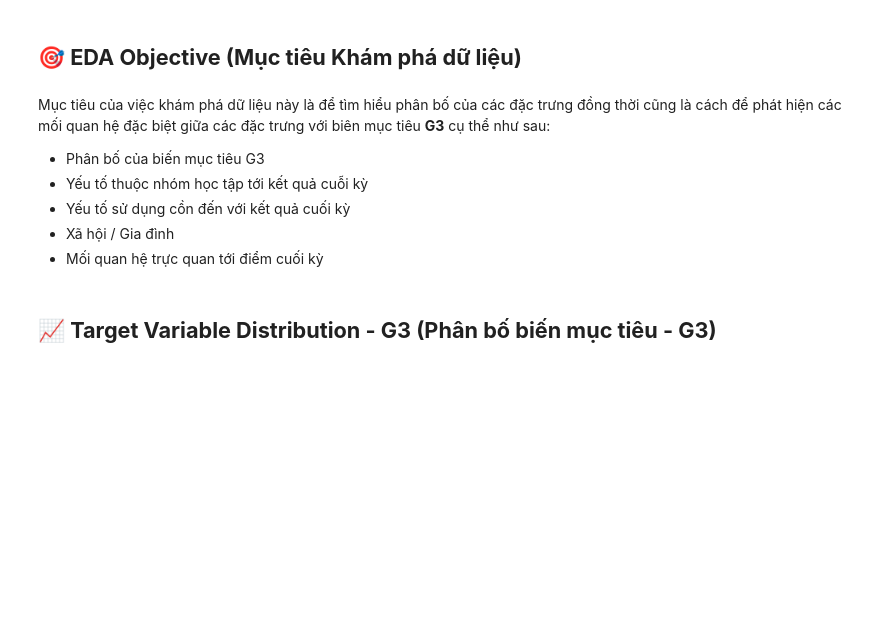
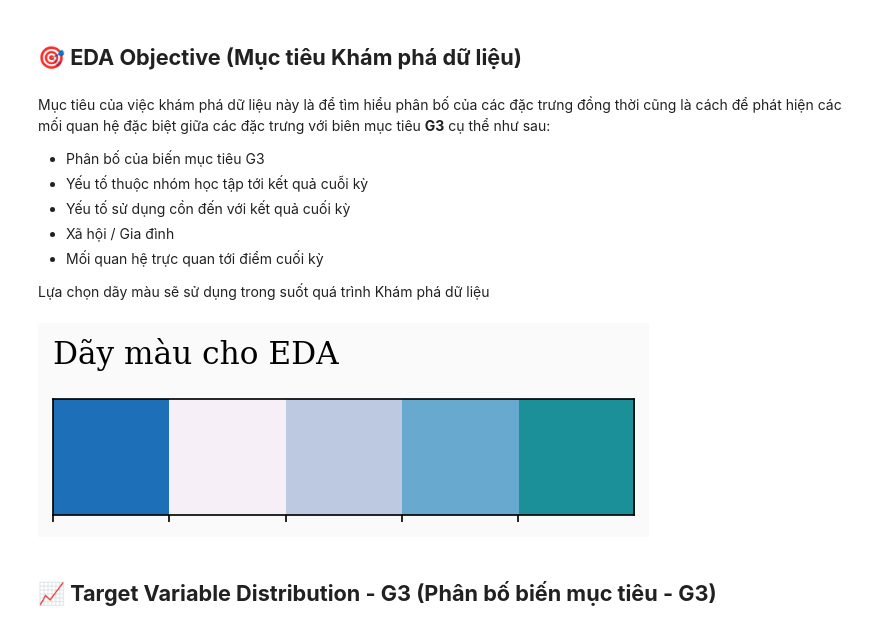
Before and after one commit to TienNguyen0712/student-alcohol-consumption-data-mining, a Jupyter notebook: notebooks/03_eda.ipynb, the cells around one changed output. Saved outputs shown, nothing was run; the diff lists cells and outputs as text; code cells hidden in the pictures; blank space fills up the shorter version.

```diff
--- a/notebooks/03_eda.ipynb
+++ b/notebooks/03_eda.ipynb
@@ -10,3 +10,19 @@ Mục tiêu của việc khám phá dữ liệu này là để tìm hiểu phân
 - Yếu tố sử dụng cồn đến với kết quả cuối kỳ
 - Xã hội / Gia đình
 - Mối quan hệ trực quan tới điểm cuối kỳ
+
+Lựa chọn dãy màu sẽ sử dụng trong suốt quá trình Khám phá dữ liệu
+# %%
+import pandas as pd
+import numpy as np
+import matplotlib.pyplot as plt
+import seaborn as sns
+%matplotlib inline
+
+import warnings
+warnings.filterwarnings("ignore")
+
+plt.rcParams['figure.dpi'] = 150
+plt.rcParams['font.family'] = 'serif'
+plt.rcParams["figure.facecolor"] = "#fafafa"
+plt.rcParams["axes.facecolor"] = "#fafafa"
@@ -13,2 +33,10 @@ Mục tiêu của việc khám phá dữ liệu này là để tìm hiểu phân
+# %%
+# Palette
+sns.palplot(["#1d70b8", "#f6eff7", "#bdc9e1", "#67a9cf","#1c9099"])
+
+plt.title("Dãy màu cho EDA",loc='left',fontsize=15,y=1.2)
+plt.show()
+# %% [output]
+[figure, added]
 # %% [markdown]
 ## **📈 Target Variable Distribution - G3 (Phân bố biến mục tiêu - G3)**
```
Also changed, not shown: parts of 2 cells of this notebook.
